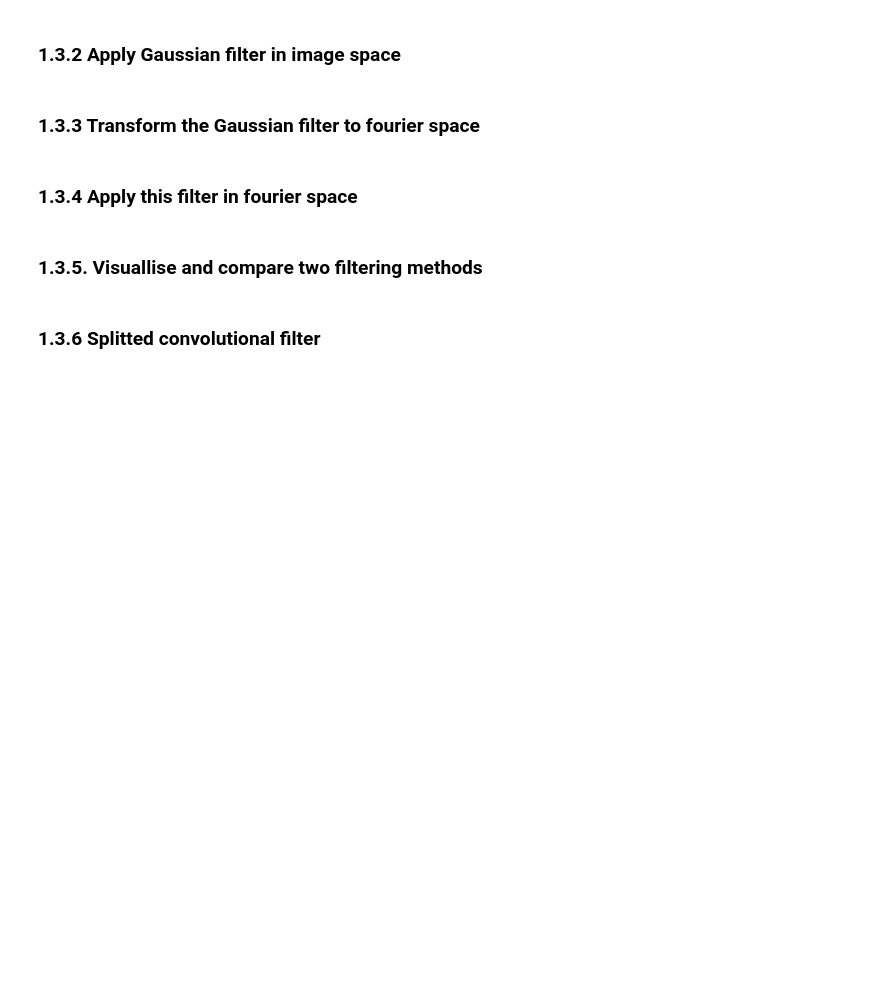
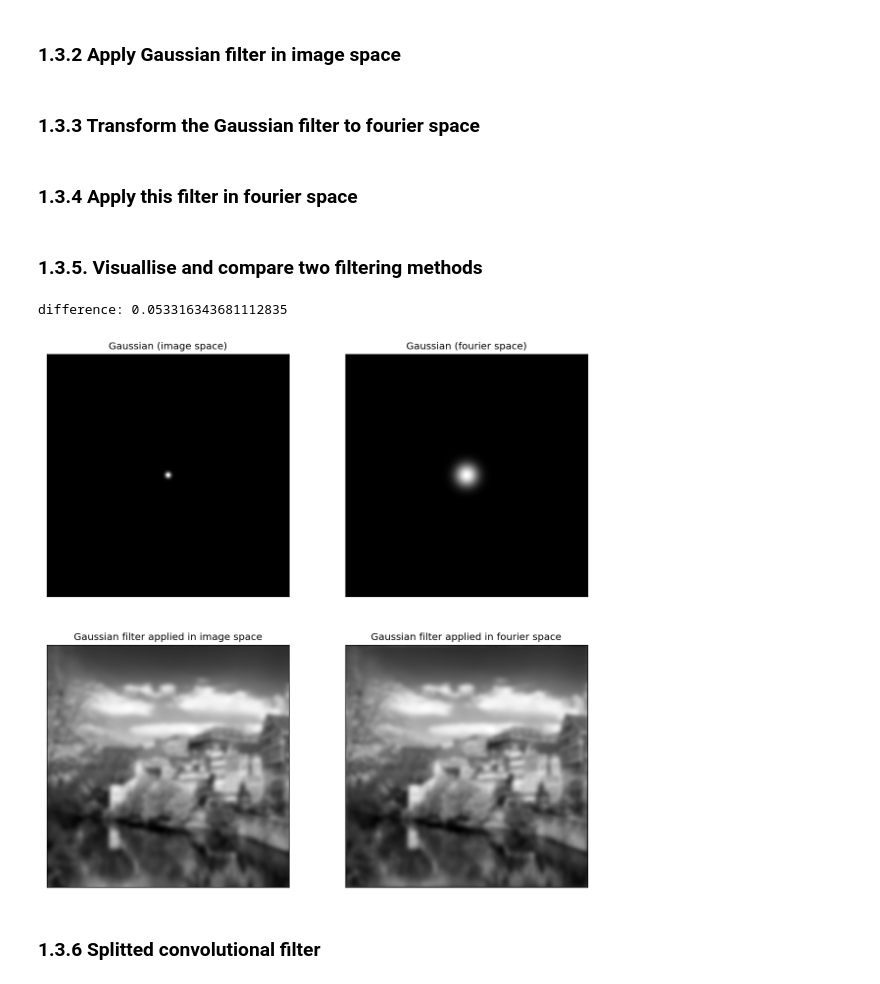
Before and after one commit to Luca-ju/Bildverarbeitung, a Jupyter notebook: fourier.ipynb, the cells around one changed output. Cells and saved outputs as stored; diff of their text form; code cells hidden in the pictures; blank space fills up the shorter version.

```diff
--- a/fourier.ipynb
+++ b/fourier.ipynb
@@ -124,7 +125,13 @@ def g_kern(kernlen=5, std=1):
     output:
         g_kern_2d: a gaussian kernel of size (kernlen, kernlen) with sum 1
     '''
-    g_kern_2d = ...
+    g_kern_2d = np.zeros((kernlen, kernlen))
+    for i in range(kernlen):
+        for j in range(kernlen):
+            dist = (i - (kernlen//2)) ** 2 + (j - (kernlen//2)) ** 2
+            g_kern_2d[i, j] = stats.norm.pdf(np.sqrt(dist), scale=std) # to calculate the weights, we should use norm.pdf instead of norm.cdf
+
+    # g_kern_2d = (1/np.sum(g_kern_2d)) * g_kern_2d # should i use this?
     return g_kern_2d
 # %% [markdown]
 ### 1.3.2 Apply Gaussian filter in image space
@@ -132,14 +139,14 @@ def g_kern(kernlen=5, std=1):
 # TODO
 #   step 2: create such a gaussian filter with standard deviation 3 and filtersize 25 and
 #           convolve the image with this filter
-gaussfilter_img = ...
-img_conv = ...
+gaussfilter_img = g_kern(img_size, std=5)
+img_conv = ndimage.convolve(img, g_kern(30,5))
 # %% [markdown]
 ### 1.3.3 Transform the Gaussian filter to fourier space
 # %%
 # TODO
 #   step 3: transform the gaussian kernel to fourier space
-gaussfilter_f = ...
-gaussfilter_f_shift = ...
+gaussfilter_f = fft.fft2(gaussfilter_img)
+gaussfilter_f_shift = fft.fftshift(gaussfilter_f)
 # %% [markdown]
 ### 1.3.4 Apply this filter in fourier space
@@ -149,35 +153,37 @@ img_gauss_f = ...
+# %%
+f_gauss = abs(gaussfilter_f) * FT_img
+img_gauss_f = fft.ifft2(f_gauss)
 # %% [markdown]
 ### 1.3.5. Visuallise and compare two filtering methods
 # %%
 #   step 5: compare the results
 difference = np.mean(np.abs(img_gauss_f - img_conv))
 print('difference: ' + str(difference))
 
 if PLOT_RESULTS:
     # compare the two images
     plt.figure(figsize=(12, 12),dpi=DPI)
 
     plt.subplot(221)        # plt.subplot(122)
     plt.xticks([]), plt.yticks([])
     plt.imshow((gaussfilter_img), cmap=plt.cm.gray)
     plt.title('Gaussian (image space)')
-
     plt.subplot(222)        # plt.subplot(121)
     plt.xticks([]), plt.yticks([])
     plt.imshow(np.abs(gaussfilter_f_shift), cmap=plt.cm.gray)
     plt.title('Gaussian (fourier space)')
-
     plt.subplot(223)        # plt.subplot(122)
     plt.xticks([]), plt.yticks([])
     plt.imshow((img_conv), cmap=plt.cm.gray)      # img_conv
     plt.title('Gaussian filter applied in image space')
-
     plt.subplot(224)        # plt.subplot(121)
     plt.xticks([]), plt.yticks([])
-    plt.imshow((img_gauss_f), cmap=plt.cm.gray)
+    plt.imshow(abs(img_gauss_f), cmap=plt.cm.gray)
     plt.title('Gaussian filter applied in fourier space')
-
     plt.show()
+# %% [output]
+difference: 0.053316343681112835
+[figure, added]
 # %% [markdown]
 ### 1.3.6 Splitted convolutional filter
 # %%
```
Also changed, not shown: parts of 3 cells of this notebook.
